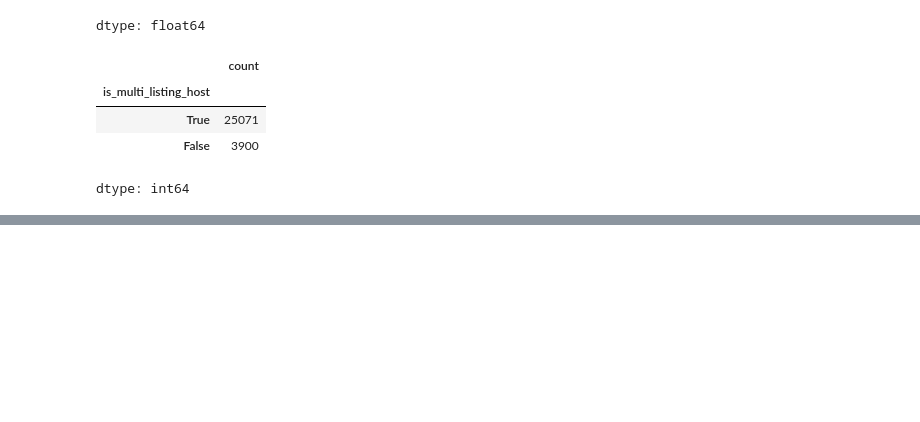
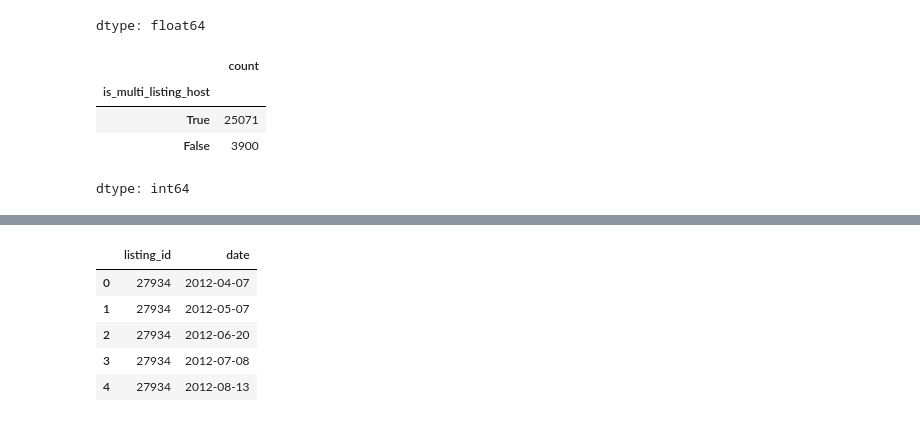
Before and after one commit to Major5846D/airbnb-eda, a Jupyter notebook: PROJECT_1.ipynb, the cells around one changed output, grey strips where cells are left out. Cells and saved outputs as stored; diff of their text form; code cells hidden in the pictures; blank space fills up the shorter version.

```diff
--- a/PROJECT_1.ipynb
+++ b/PROJECT_1.ipynb
@@ -897,0 +861,9 @@ relate to pricing.
+# %%
+df.head()
+# %% [output]
+|  | listing_id | date |
+| 0 | 27934 | 2012-04-07 |
+| 1 | 27934 | 2012-05-07 |
+| 2 | 27934 | 2012-06-20 |
+| 3 | 27934 | 2012-07-08 |
+| 4 | 27934 | 2012-08-13 |
```
Also changed, not shown: parts of 46 cells of this notebook.
